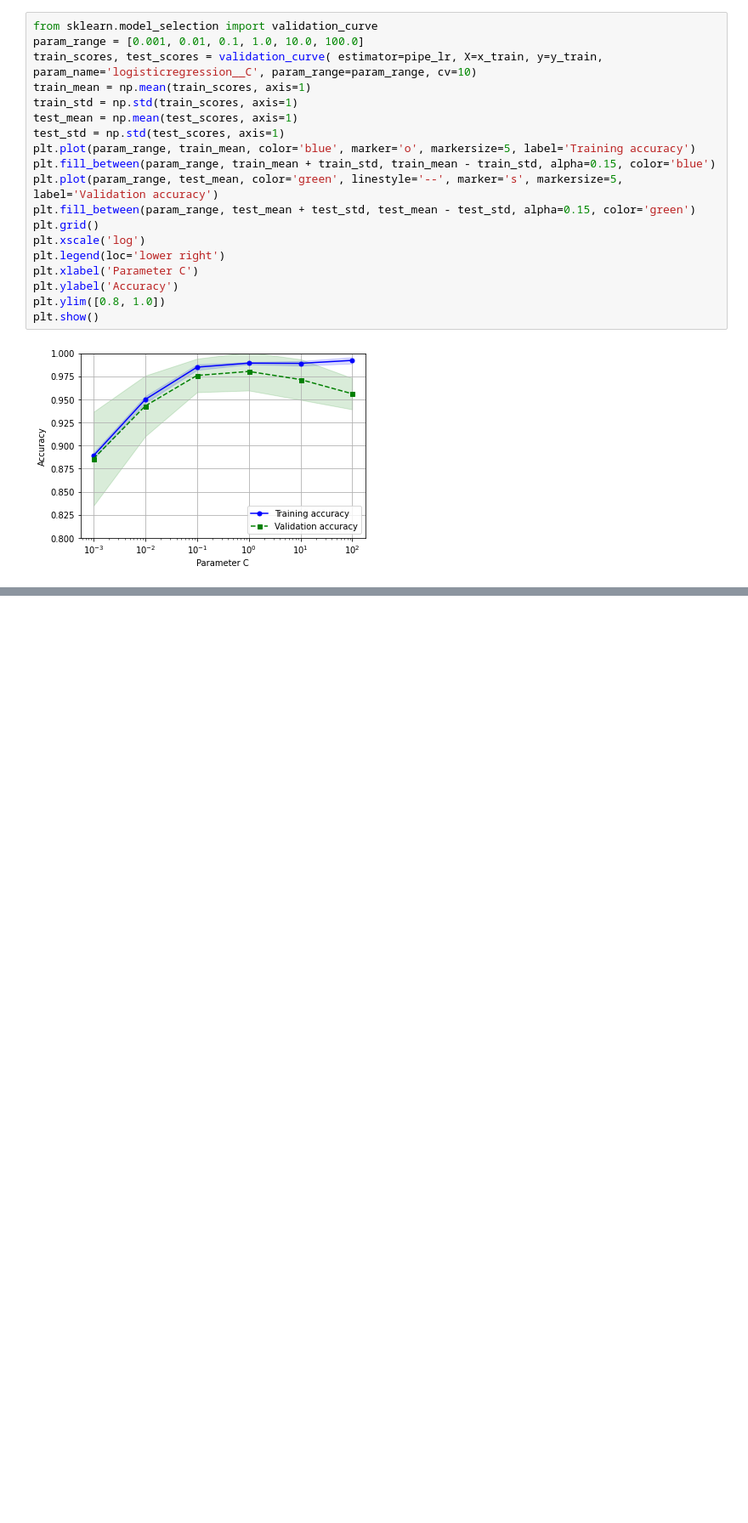
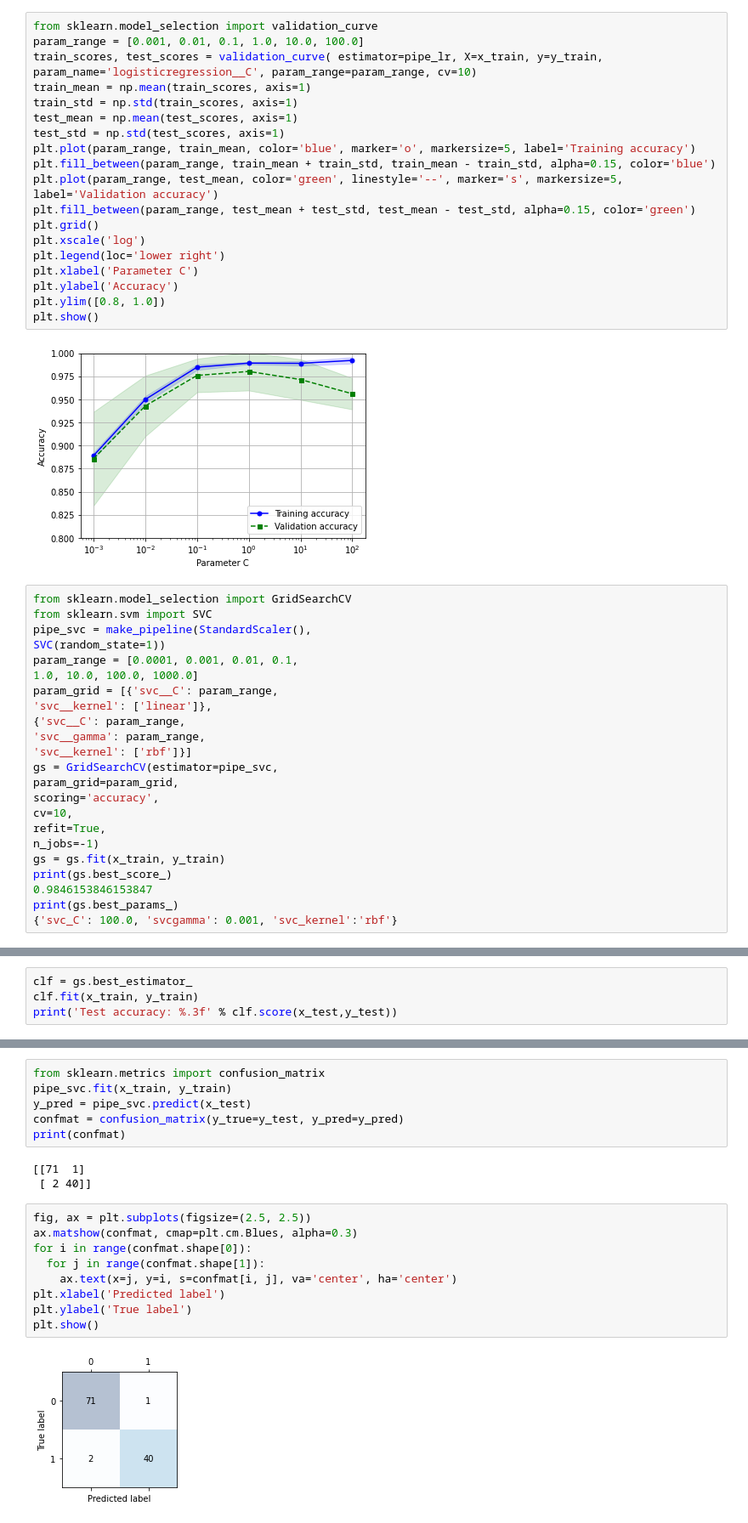
Before and after one commit to Gelli-VVN-Satyanarayana-Guptha/ML_Models, a Jupyter notebook: bc_predict.ipynb, the cells around one changed output, grey strips where cells are left out. Shown: that part at 85% size. Saved outputs shown, nothing was run; the diff lists cells and outputs as text; blank space fills up the shorter version.

```diff
--- a/bc_predict.ipynb
+++ b/bc_predict.ipynb
@@ -104,3 +104,26 @@ plt.ylim([0.8, 1.0])
 plt.show()
 # %% [output]
 [figure]
+# %%
+from sklearn.model_selection import GridSearchCV
+from sklearn.svm import SVC
+pipe_svc = make_pipeline(StandardScaler(),
+SVC(random_state=1))
+param_range = [0.0001, 0.001, 0.01, 0.1,
+1.0, 10.0, 100.0, 1000.0]
+param_grid = [{'svc__C': param_range,
+'svc__kernel': ['linear']},
+{'svc__C': param_range,
+'svc__gamma': param_range,
+'svc__kernel': ['rbf']}]
+gs = GridSearchCV(estimator=pipe_svc,
+param_grid=param_grid,
+scoring='accuracy',
+cv=10,
+refit=True,
+n_jobs=-1)
+gs = gs.fit(x_train, y_train)
+print(gs.best_score_)
+0.9846153846153847
+print(gs.best_params_)
+{'svc_C': 100.0, 'svcgamma': 0.001, 'svc_kernel':'rbf'}
@@ -106,0 +134,4 @@ plt.show()
+# %%
+clf = gs.best_estimator_
+clf.fit(x_train, y_train)
+print('Test accuracy: %.3f' % clf.score(x_test,y_test))
@@ -106,0 +162,20 @@ plt.show()
+# %%
+from sklearn.metrics import confusion_matrix
+pipe_svc.fit(x_train, y_train)
+y_pred = pipe_svc.predict(x_test)
+confmat = confusion_matrix(y_true=y_test, y_pred=y_pred)
+print(confmat)
+# %% [output]
+[[71  1]
+ [ 2 40]]
+# %%
+fig, ax = plt.subplots(figsize=(2.5, 2.5))
+ax.matshow(confmat, cmap=plt.cm.Blues, alpha=0.3)
+for i in range(confmat.shape[0]):
+  for j in range(confmat.shape[1]):
+    ax.text(x=j, y=i, s=confmat[i, j], va='center', ha='center')
+plt.xlabel('Predicted label')
+plt.ylabel('True label')
+plt.show()
+# %% [output]
+[figure, added]
```
Also changed, not shown: parts of 6 cells of this notebook, 4 other files.
